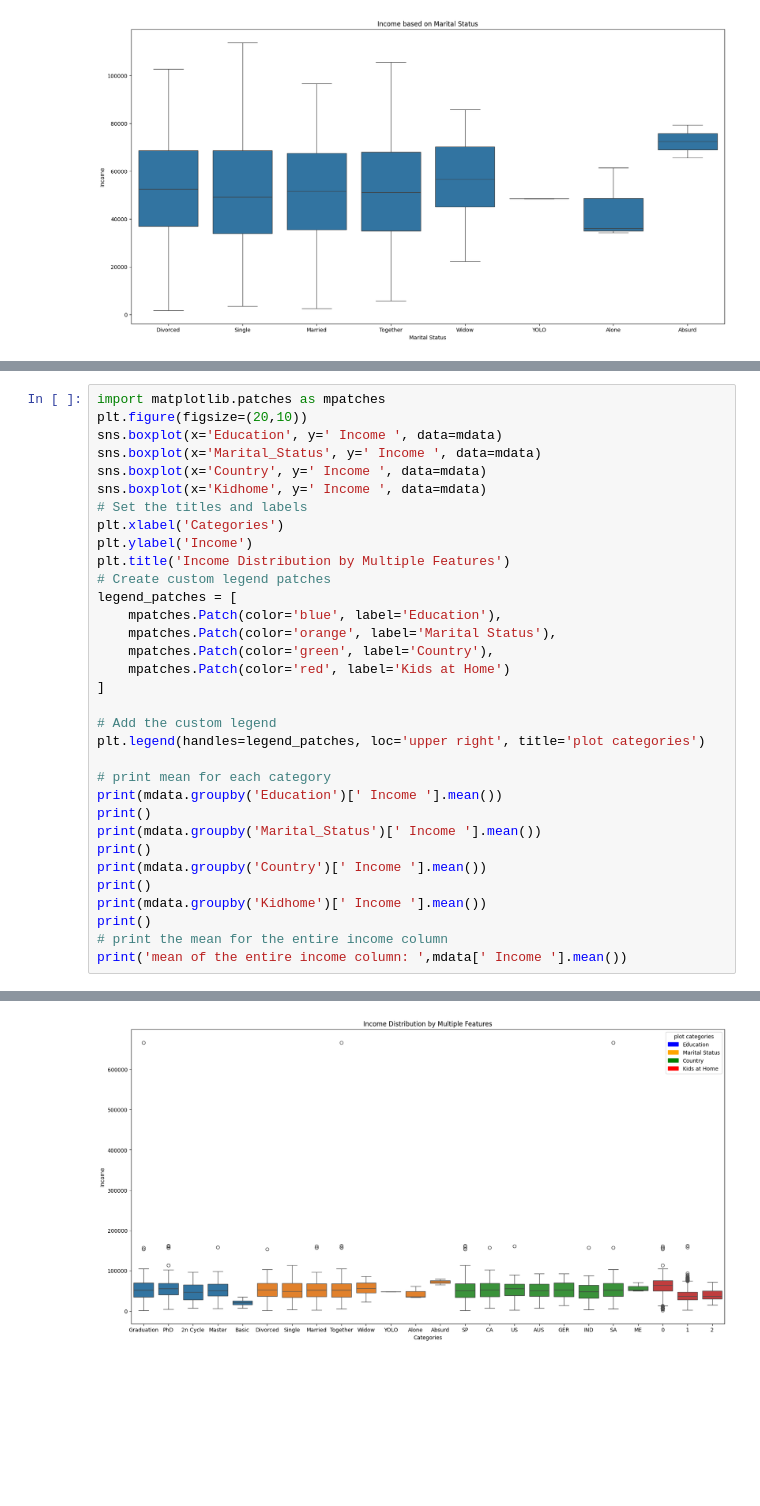
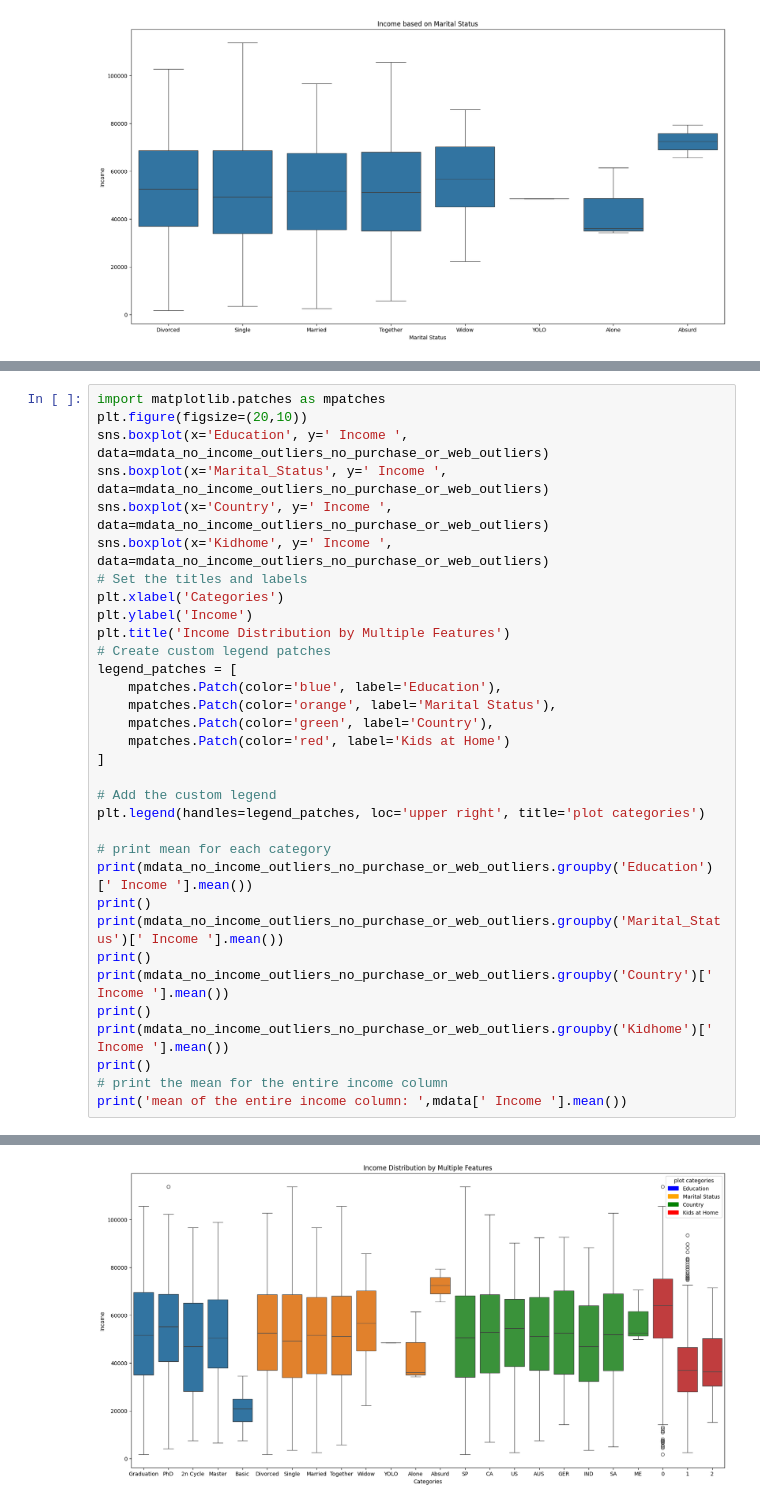
Before and after one commit to OsorioEL/Marketing_Campaign, a Jupyter notebook: Marketing_Campaing.ipynb, the cells around one changed output, grey strips where cells are left out. Saved outputs shown, nothing was run; the diff lists cells and outputs as text; blank space fills up the shorter version.

Commit message:
Continued work on outliers

```diff
--- a/Marketing_Campaing.ipynb
+++ b/Marketing_Campaing.ipynb
@@ -846,10 +790,10 @@ Text(0.5, 1.0, 'Income based on Country')
 # %%
 import matplotlib.patches as mpatches
 plt.figure(figsize=(20,10))
-sns.boxplot(x='Education', y=' Income ', data=mdata)
-sns.boxplot(x='Marital_Status', y=' Income ', data=mdata)
-sns.boxplot(x='Country', y=' Income ', data=mdata)
-sns.boxplot(x='Kidhome', y=' Income ', data=mdata)
+sns.boxplot(x='Education', y=' Income ', data=mdata_no_income_outliers_no_purchase_or_web_outliers)
+sns.boxplot(x='Marital_Status', y=' Income ', data=mdata_no_income_outliers_no_purchase_or_web_outliers)
+sns.boxplot(x='Country', y=' Income ', data=mdata_no_income_outliers_no_purchase_or_web_outliers)
+sns.boxplot(x='Kidhome', y=' Income ', data=mdata_no_income_outliers_no_purchase_or_web_outliers)
 # Set the titles and labels
 plt.xlabel('Categories')
 plt.ylabel('Income')
@@ -866,13 +810,13 @@ legend_patches = [
 plt.legend(handles=legend_patches, loc='upper right', title='plot categories')
 
 # print mean for each category
-print(mdata.groupby('Education')[' Income '].mean())
+print(mdata_no_income_outliers_no_purchase_or_web_outliers.groupby('Education')[' Income '].mean())
 print()
-print(mdata.groupby('Marital_Status')[' Income '].mean())
+print(mdata_no_income_outliers_no_purchase_or_web_outliers.groupby('Marital_Status')[' Income '].mean())
 print()
-print(mdata.groupby('Country')[' Income '].mean())
+print(mdata_no_income_outliers_no_purchase_or_web_outliers.groupby('Country')[' Income '].mean())
 print()
-print(mdata.groupby('Kidhome')[' Income '].mean())
+print(mdata_no_income_outliers_no_purchase_or_web_outliers.groupby('Kidhome')[' Income '].mean())
 print()
 # print the mean for the entire income column
 print('mean of the entire income column: ',mdata[' Income '].mean())
@@ -892,6 +836,6 @@ Divorced    52834.228448
 ... (21 lines left out)
 2    39760.617777
 Name:  Income , dtype: float64
 
 mean of the entire income column:  52235.88796108595
-[figure, old version]
+[figure, new version]
```
Also changed, not shown: parts of 19 cells of this notebook.
